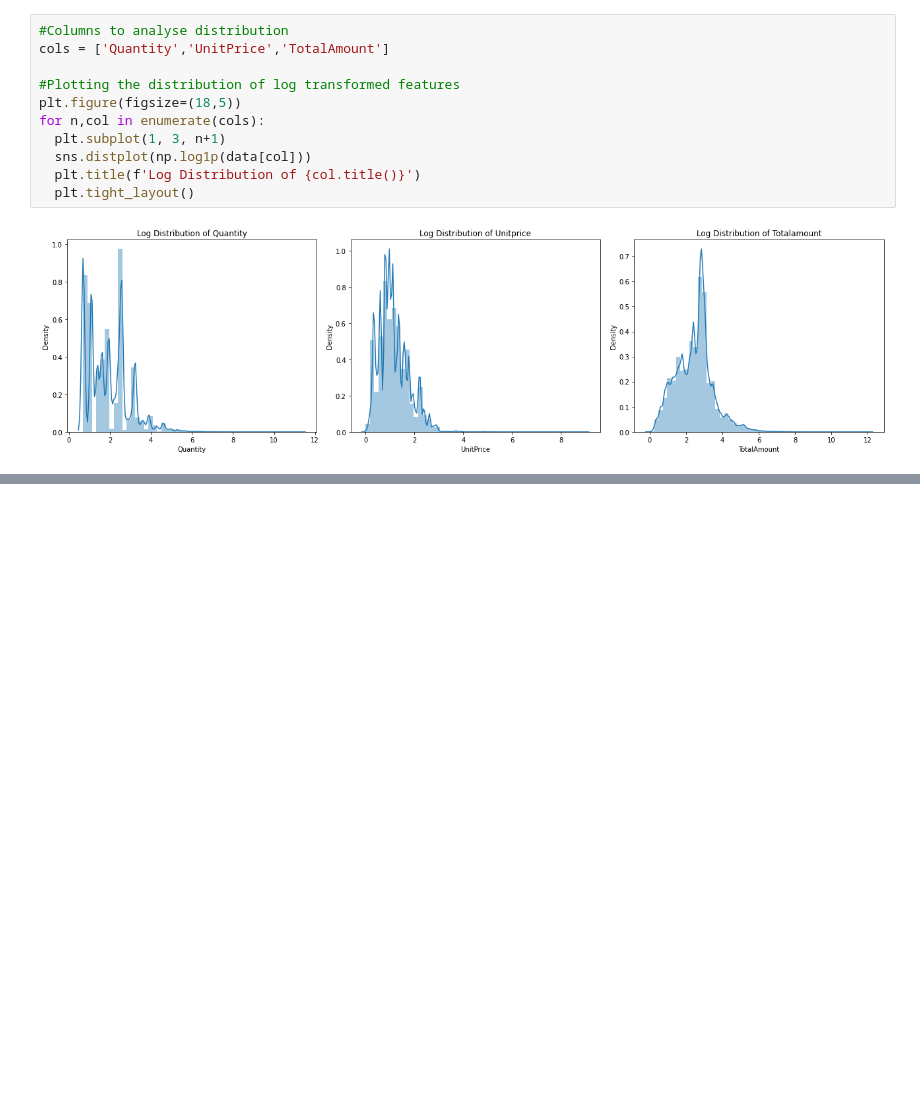
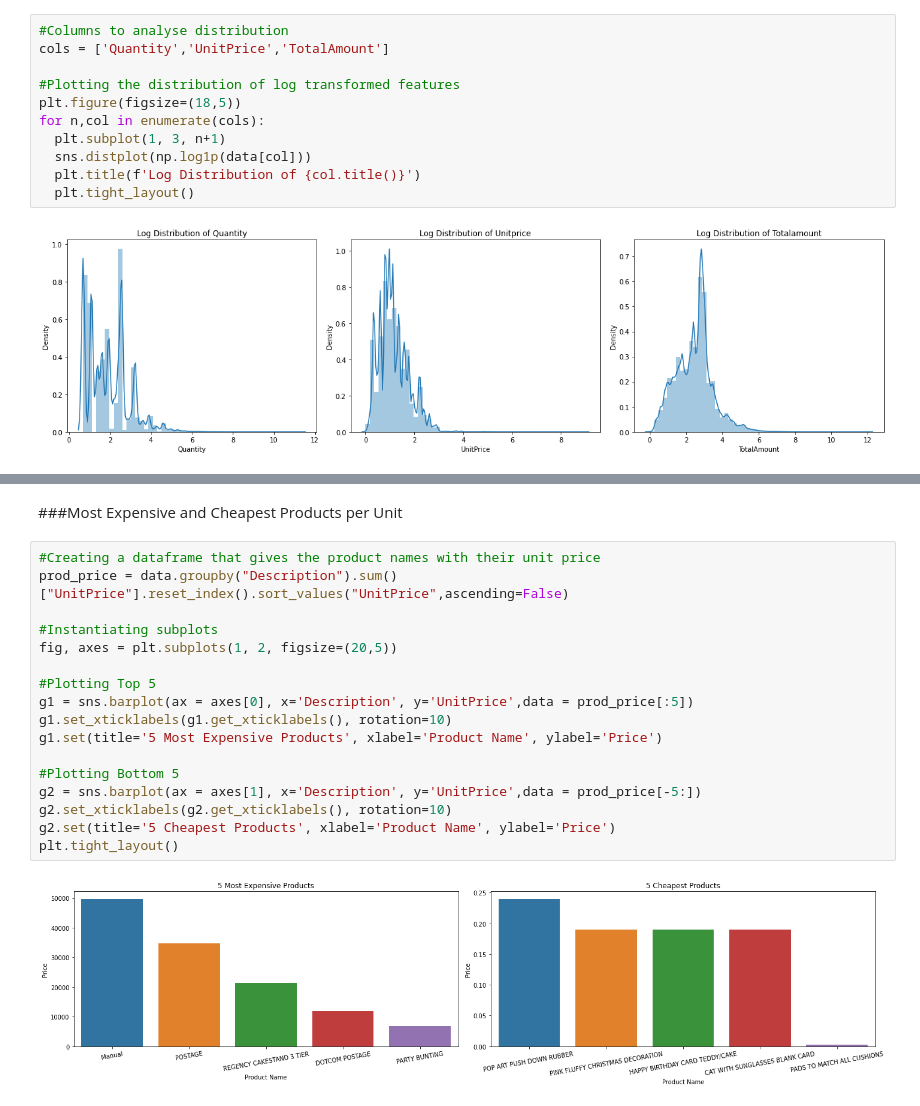
Before and after one commit to shadabsgit/ML-Clustering-Capstone-Project, a Jupyter notebook: Online_Retail_Customer_Segmentation_Capstone_Project.ipynb, the cells around one changed output, grey strips where cells are left out. Drawn from its saved outputs; the diff is of its cells as text; blank space fills up the shorter version.

```diff
--- a/Online_Retail_Customer_Segmentation_Capstone_Project.ipynb
+++ b/Online_Retail_Customer_Segmentation_Capstone_Project.ipynb
@@ -323,0 +367,21 @@ for n,col in enumerate(cols):
+# %% [markdown]
+###Most Expensive and Cheapest Products per Unit
+# %%
+#Creating a dataframe that gives the product names with their unit price
+prod_price = data.groupby("Description").sum()["UnitPrice"].reset_index().sort_values("UnitPrice",ascending=False)
+
+#Instantiating subplots
+fig, axes = plt.subplots(1, 2, figsize=(20,5))
+
+#Plotting Top 5
+g1 = sns.barplot(ax = axes[0], x='Description', y='UnitPrice',data = prod_price[:5])
+g1.set_xticklabels(g1.get_xticklabels(), rotation=10)
+g1.set(title='5 Most Expensive Products', xlabel='Product Name', ylabel='Price')
+
+#Plotting Bottom 5
+g2 = sns.barplot(ax = axes[1], x='Description', y='UnitPrice',data = prod_price[-5:])
+g2.set_xticklabels(g2.get_xticklabels(), rotation=10)
+g2.set(title='5 Cheapest Products', xlabel='Product Name', ylabel='Price')
+plt.tight_layout()
+# %% [output]
+[figure, added]
```
Also changed, not shown: parts of 17 cells of this notebook.
